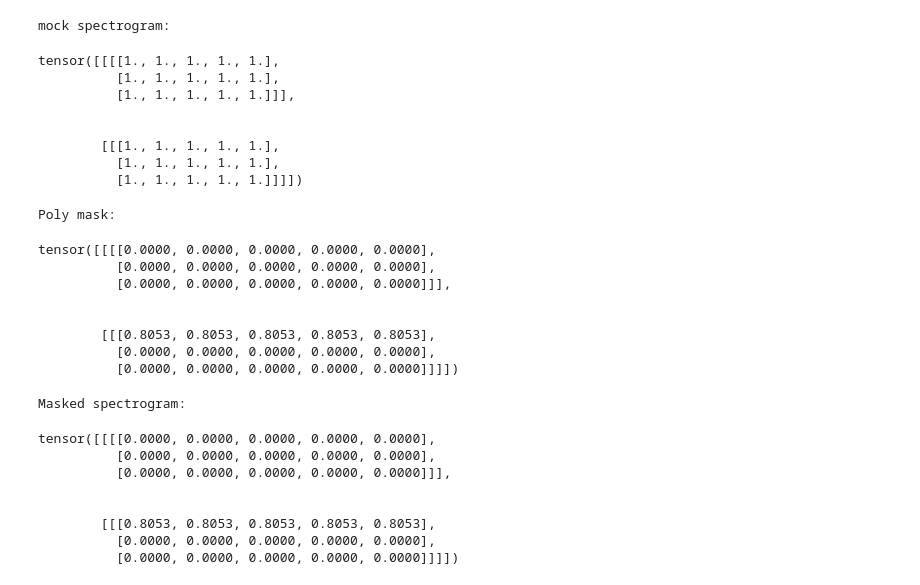
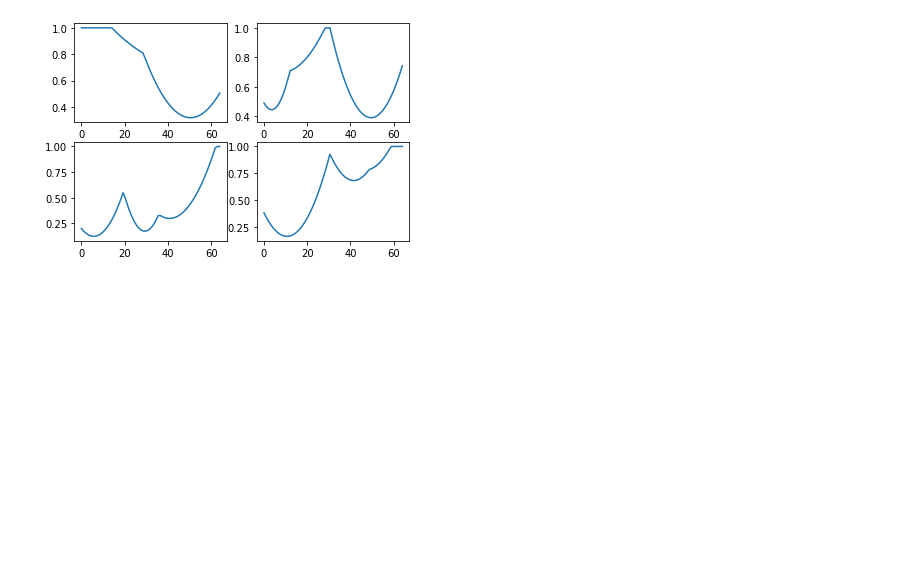
Before and after one commit to Andrius-B/bakis, a Jupyter notebook: notebooks/random_polynomial_with_one_root.ipynb, the cells around one changed output. Drawn from its saved outputs; the diff is of its cells as text; code cells hidden in the pictures; blank space fills up the shorter version.

Commit message:
Better model loading and additional visualization experiments

```diff
--- a/notebooks/random_polynomial_with_one_root.ipynb
+++ b/notebooks/random_polynomial_with_one_root.ipynb
@@ -48,3 +48,23 @@ plt.show()
+# %%
+def generate_non_differentiable_mask(start, stop, steps, polynomials):
+    x = np.linspace(start, stop, steps)
+    y = np.ones_like(x)
+    for i in range(polynomials):
+        a,b,c = generate_polynomial_coeff(0, 20)
+        poly_y = a*(x**2) + b*x + c
+        poly_y[poly_y>1] = 1
+        y = np.minimum(y, poly_y)
+    return y
+# %%
+fig = plt.figure()
+for i in range(4):
+    ax = fig.add_subplot(2, 2, i+1)
+
+    x = np.linspace(0,64,64)
+    y = generate_non_differentiable_mask(0, 1, 64, 5)
+    ax.plot(x,y)
+# %% [output]
+[figure, added]
 # %%
 # brute-force correctness validation
 for i in range(100000):
@@ -81,31 +101,3 @@ display(multiplier)
 spectrogram = spectrogram*multiplier
 print("Masked spectrogram:")
 display(spectrogram)
-# %% [output]
-mock spectrogram:
-tensor([[[[1., 1., 1., 1., 1.],
-          [1., 1., 1., 1., 1.],
-          [1., 1., 1., 1., 1.]]],
-
-
-        [[[1., 1., 1., 1., 1.],
-          [1., 1., 1., 1., 1.],
-          [1., 1., 1., 1., 1.]]]])
-Poly mask:
-tensor([[[[0.0000, 0.0000, 0.0000, 0.0000, 0.0000],
-          [0.0000, 0.0000, 0.0000, 0.0000, 0.0000],
-          [0.0000, 0.0000, 0.0000, 0.0000, 0.0000]]],
-
-
-        [[[0.8053, 0.8053, 0.8053, 0.8053, 0.8053],
-          [0.0000, 0.0000, 0.0000, 0.0000, 0.0000],
-          [0.0000, 0.0000, 0.0000, 0.0000, 0.0000]]]])
-Masked spectrogram:
-tensor([[[[0.0000, 0.0000, 0.0000, 0.0000, 0.0000],
-          [0.0000, 0.0000, 0.0000, 0.0000, 0.0000],
-          [0.0000, 0.0000, 0.0000, 0.0000, 0.0000]]],
-
-
-        [[[0.8053, 0.8053, 0.8053, 0.8053, 0.8053],
-          [0.0000, 0.0000, 0.0000, 0.0000, 0.0000],
-          [0.0000, 0.0000, 0.0000, 0.0000, 0.0000]]]])
```
Also changed, not shown: parts of 1 cell of this notebook, 21 other files.
